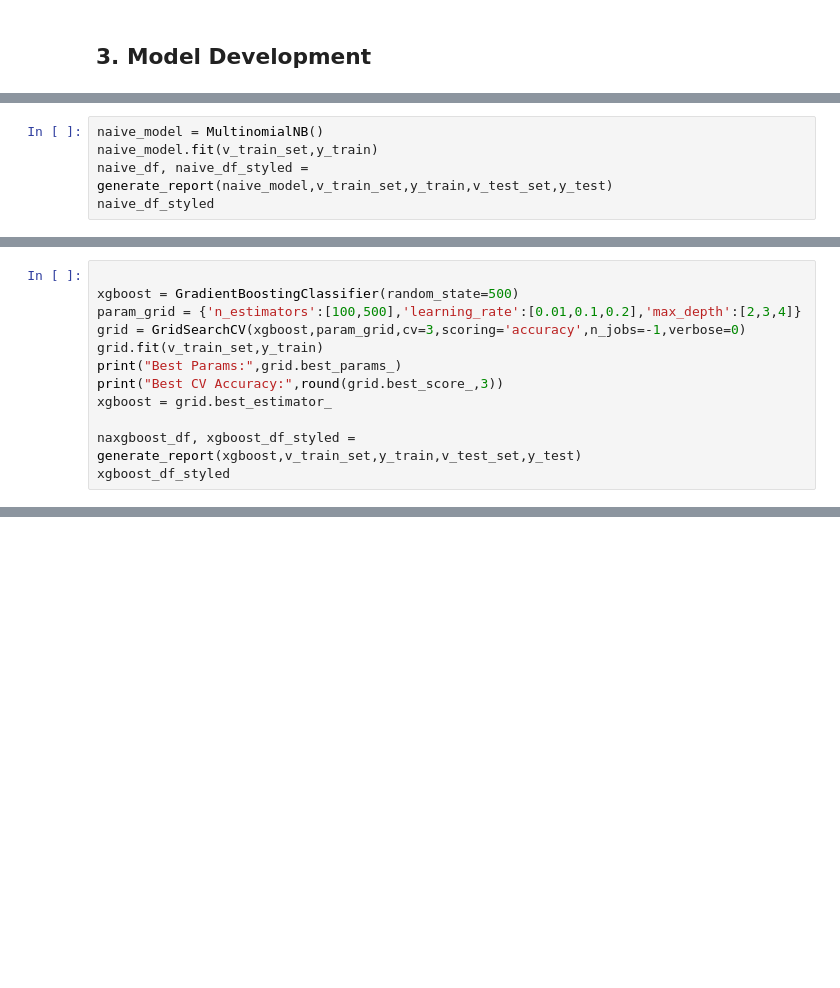
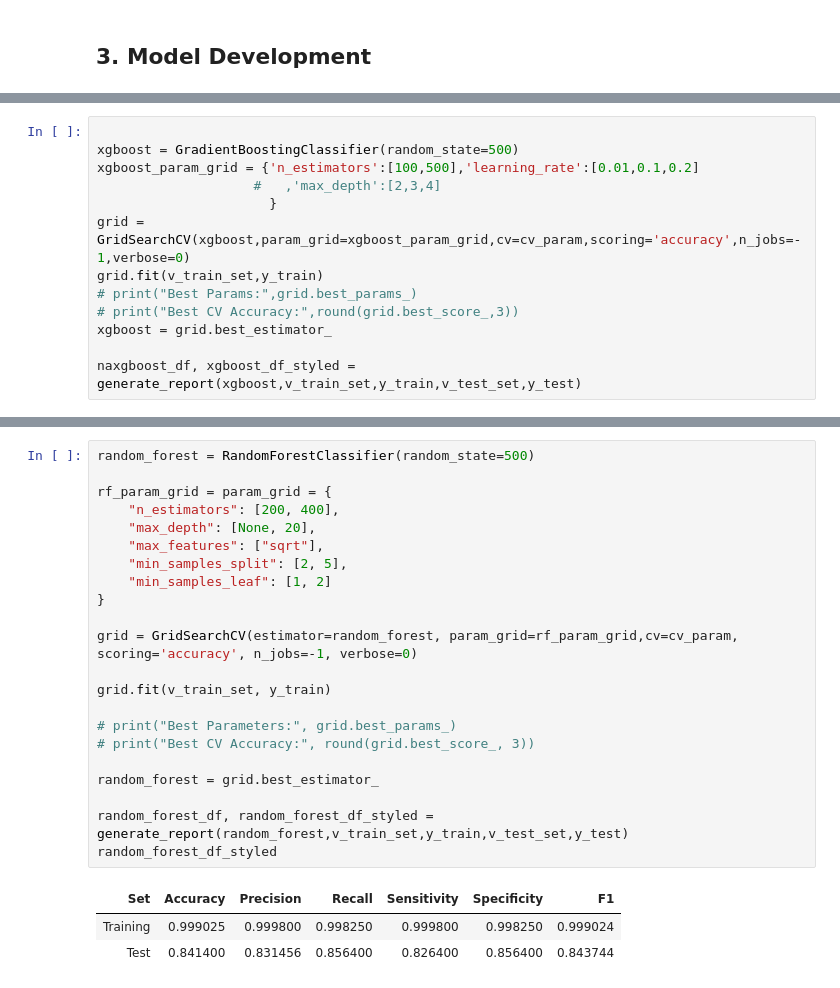
Before and after one commit to Sirwel/Data-620, a Jupyter notebook: week_10/high_frequency_words.ipynb, the cells around one changed output, grey strips where cells are left out. Saved outputs shown, nothing was run; the diff lists cells and outputs as text; blank space fills up the shorter version.

```diff
--- a/week_10/high_frequency_words.ipynb
+++ b/week_10/high_frequency_words.ipynb
@@ -208,5 +198,0 @@ Best CV Accuracy: 0.884
-# %%
-naive_model = MultinomialNB()
-naive_model.fit(v_train_set,y_train)
-naive_df, naive_df_styled = generate_report(naive_model,v_train_set,y_train,v_test_set,y_test)
-naive_df_styled
@@ -219,12 +205,13 @@ naive_df_styled
 # %%
 
 xgboost = GradientBoostingClassifier(random_state=500)
-param_grid = {'n_estimators':[100,500],'learning_rate':[0.01,0.1,0.2],'max_depth':[2,3,4]}
-grid = GridSearchCV(xgboost,param_grid,cv=3,scoring='accuracy',n_jobs=-1,verbose=0)
+xgboost_param_grid = {'n_estimators':[100,500],'learning_rate':[0.01,0.1,0.2]
+                    #   ,'max_depth':[2,3,4]
+                      }
+grid = GridSearchCV(xgboost,param_grid=xgboost_param_grid,cv=cv_param,scoring='accuracy',n_jobs=-1,verbose=0)
 grid.fit(v_train_set,y_train)
-print("Best Params:",grid.best_params_)
-print("Best CV Accuracy:",round(grid.best_score_,3))
+# print("Best Params:",grid.best_params_)
+# print("Best CV Accuracy:",round(grid.best_score_,3))
 xgboost = grid.best_estimator_
 
 naxgboost_df, xgboost_df_styled = generate_report(xgboost,v_train_set,y_train,v_test_set,y_test)
-xgboost_df_styled
@@ -247,0 +224,26 @@ random_forest_df_styled
+# %%
+random_forest = RandomForestClassifier(random_state=500)
+
+rf_param_grid = param_grid = {
+    "n_estimators": [200, 400],
+    "max_depth": [None, 20],
+    "max_features": ["sqrt"],
+    "min_samples_split": [2, 5],
+    "min_samples_leaf": [1, 2]
+}
+
+grid = GridSearchCV(estimator=random_forest, param_grid=rf_param_grid,cv=cv_param, scoring='accuracy', n_jobs=-1, verbose=0)
+
+grid.fit(v_train_set, y_train)
+
+# print("Best Parameters:", grid.best_params_)
+# print("Best CV Accuracy:", round(grid.best_score_, 3))
+
+random_forest = grid.best_estimator_
+
+random_forest_df, random_forest_df_styled = generate_report(random_forest,v_train_set,y_train,v_test_set,y_test)
+random_forest_df_styled
+# %% [output]
+| Set | Accuracy | Precision | Recall | Sensitivity | Specificity | F1 |
+| Training | 0.999025 | 0.999800 | 0.998250 | 0.999800 | 0.998250 | 0.999024 |
+| Test | 0.841400 | 0.831456 | 0.856400 | 0.826400 | 0.856400 | 0.843744 |
```
Also changed, not shown: parts of 33 cells of this notebook.
